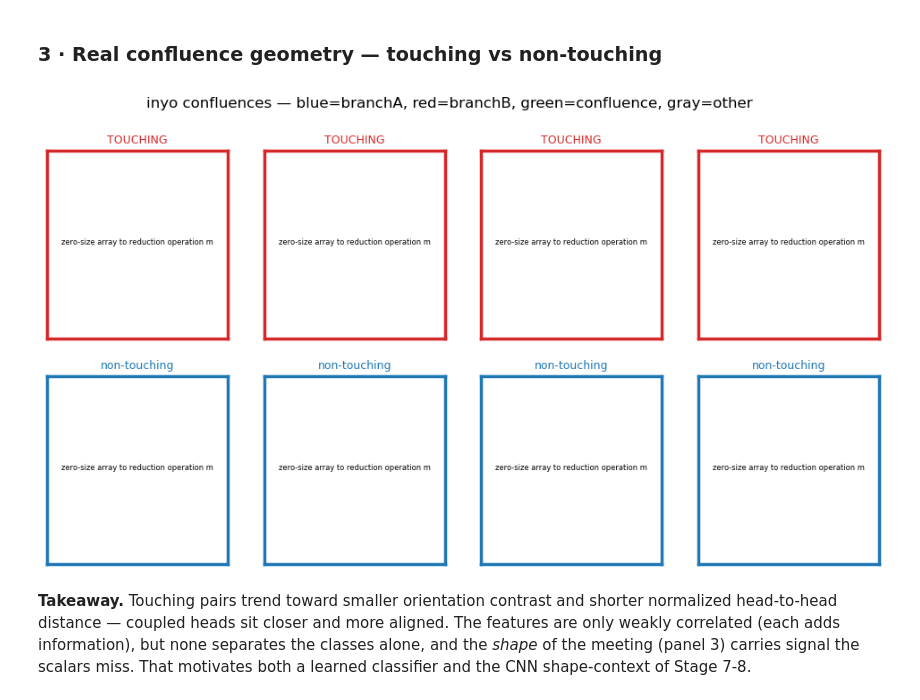
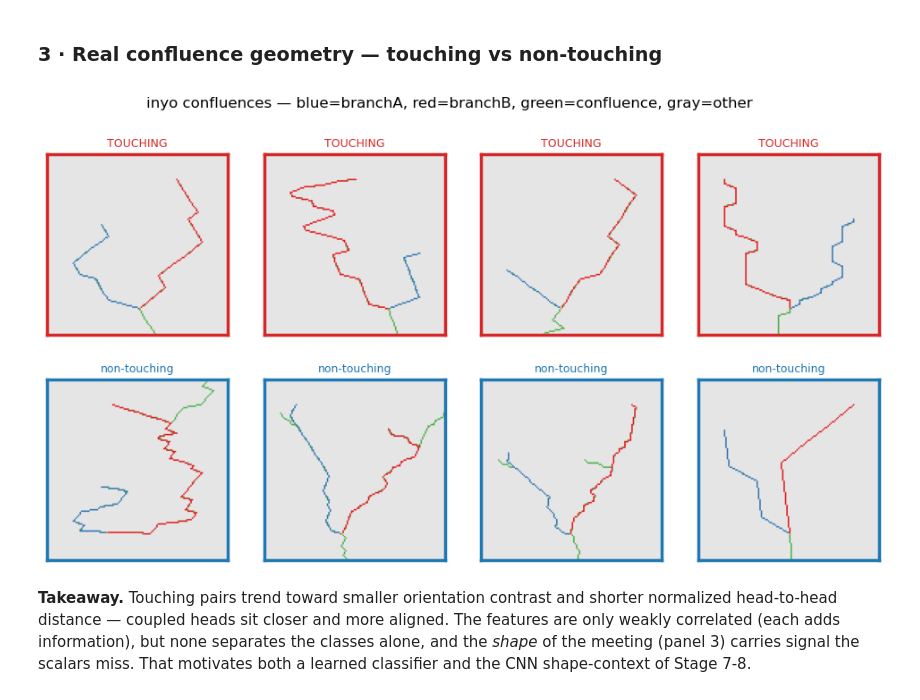
Before and after one commit to GP-Geo/CH_Project, a Jupyter notebook: notebooks/pipeline/06_earth_pair_and_label_generation.ipynb, the cells around one changed output. Drawn from its saved outputs; the diff is of its cells as text; code cells hidden in the pictures.

```diff
--- a/notebooks/pipeline/06_earth_pair_and_label_generation.ipynb
+++ b/notebooks/pipeline/06_earth_pair_and_label_generation.ipynb
@@ -67,38 +67,40 @@ plt.colorbar(im, shrink=0.7); ax.set_title('feature correlation'); plt.show()
 # %% [markdown]
 ### 3 · Real confluence geometry — touching vs non-touching
 # %%
-# Rebuild one basin's pruned network and rasterize a few real pairs.
-from channel_heads.features.earth_enrichment import default_stream_loader
+# Rebuild one basin's REGIME-PRUNED network (so the pair node IDs resolve)
+# and rasterize a few real pairs.
+from channel_heads.training.regime import make_regime_stream_loader
 from channel_heads.units import km2_to_cells
 from channel_heads.rasterization.earth_patches import rasterize_outlet_pair
 from channel_heads.regimes import REGIMES
 from channel_heads.basin_config import get_basin_config
 from matplotlib.colors import ListedColormap
 BASIN = 'inyo'; regime = REGIMES['regA']
 cfg = get_basin_config(BASIN); lat, z_th = cfg['lat'], cfg['z_th']
-res = default_stream_loader(BASIN, lat, z_th, km2_to_cells(regime.threshold_km2, lat))
+loader = make_regime_stream_loader(regime)
+res = loader(BASIN, lat=lat, z_th=z_th, threshold=km2_to_cells(regime.threshold_km2, lat))
 db = d[d.basin == BASIN]
 cmap = ListedColormap([[0.9,0.9,0.9],[0.20,0.47,0.71],[0.89,0.10,0.11],[0.30,0.69,0.29],[1.0,0.5,0.0]])
 if res is not None and not db.empty:
     s, dem = res; gs = dem.shape if hasattr(dem, 'shape') else dem.z.shape
     samp = pd.concat([db[db.y==1].head(4), db[db.y==0].head(4)])
     fig, axes = plt.subplots(2, 4, figsize=(12, 6))
     for ax, (_, row) in zip(axes.ravel(), samp.iterrows()):
         try:
             patch = rasterize_outlet_pair(s, int(row.outlet), int(row.head_1), int(row.head_2),
                                           int(row.confluence), gs, target_size=128)
             ax.imshow(patch, cmap=cmap, vmin=0, vmax=4)
         except Exception as ex:
             ax.text(0.5, 0.5, str(ex)[:40], fontsize=6, ha='center')
         c = '#d62728' if row.y == 1 else '#1f77b4'
         ax.set_title('TOUCHING' if row.y == 1 else 'non-touching', color=c, fontsize=9)
         for sp in ax.spines.values(): sp.set_edgecolor(c); sp.set_linewidth(2.5)
         ax.set_xticks([]); ax.set_yticks([])
     plt.suptitle(f'{BASIN} confluences — blue=branchA, red=branchB, green=confluence, gray=other'); plt.show()
 else:
     print('stream load / basin rows unavailable')
 # %% [output]
-[figure, old version]
+[figure, new version]
 # %% [markdown]
 **Takeaway.** Touching pairs trend toward smaller orientation contrast and shorter
 normalized head-to-head distance — coupled heads sit closer and more aligned. The
```
Also changed, not shown: 15 other files.
